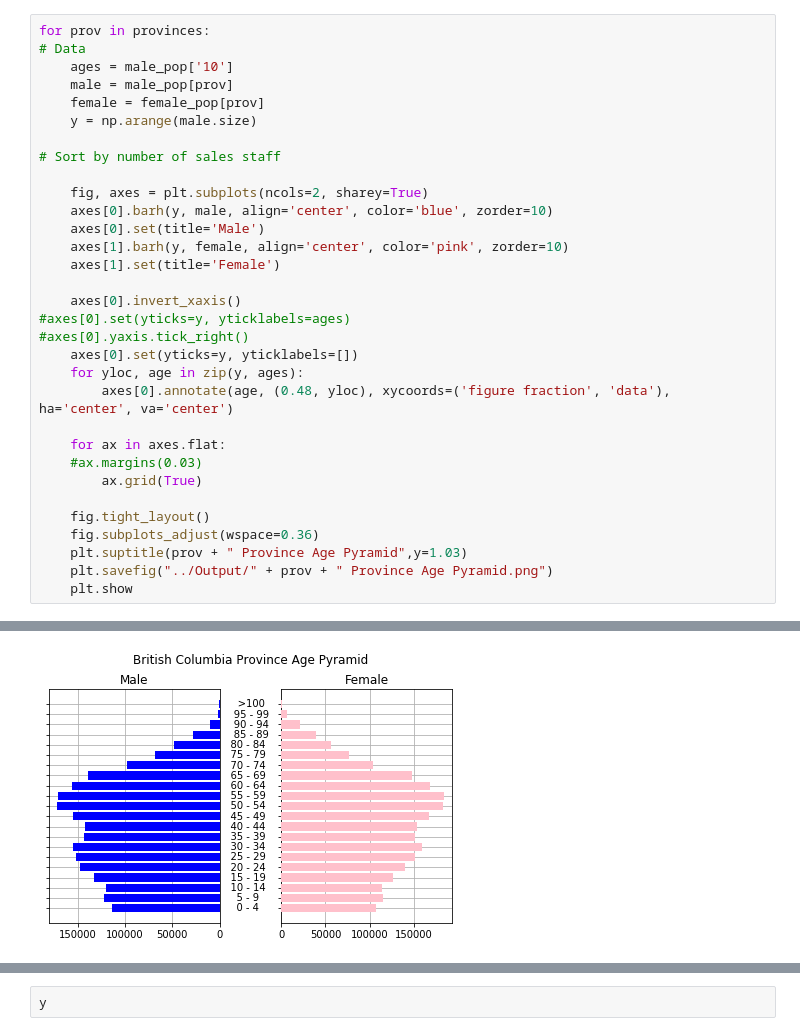
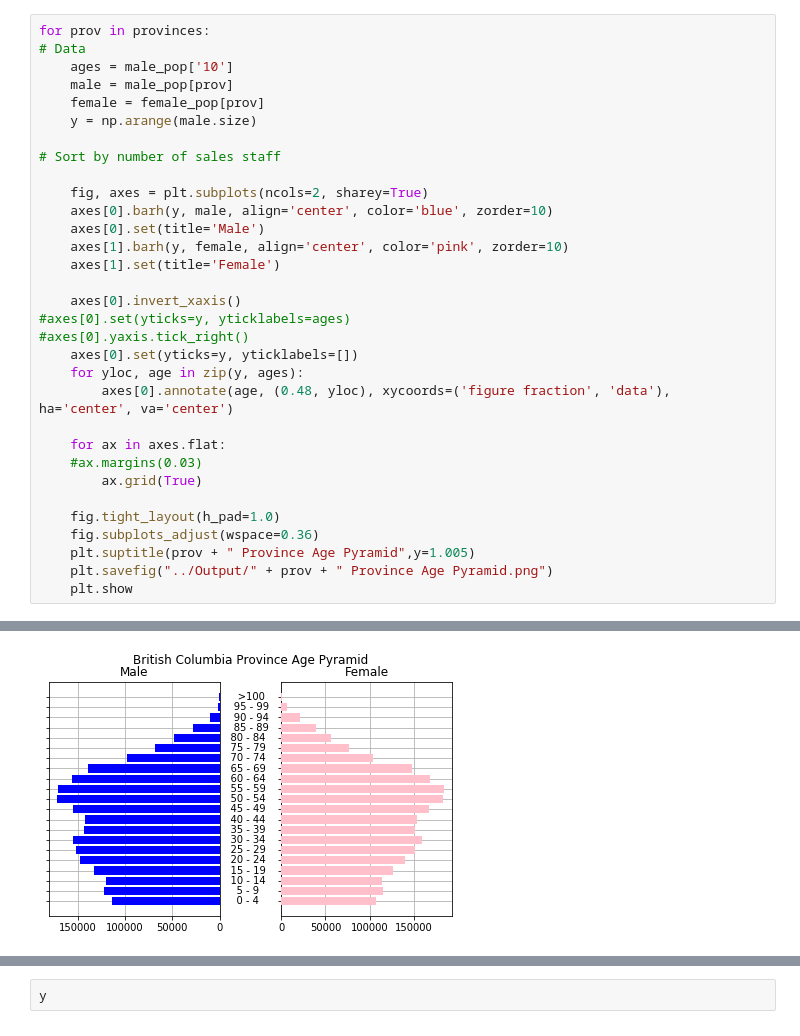
Before and after one commit to elsantonato/07-Project-1, a Jupyter notebook: Input/Plot Age Pyramid per Province.ipynb, the cells around one changed output, grey strips where cells are left out. Saved outputs shown, nothing was run; the diff lists cells and outputs as text.

```diff
--- a/Input/Plot Age Pyramid per Province.ipynb
+++ b/Input/Plot Age Pyramid per Province.ipynb
@@ -61,9 +61,9 @@ for prov in provinces:
     #ax.margins(0.03)
         ax.grid(True)
 
-    fig.tight_layout()
+    fig.tight_layout(h_pad=1.0)
     fig.subplots_adjust(wspace=0.36)
-    plt.suptitle(prov + " Province Age Pyramid",y=1.03)
+    plt.suptitle(prov + " Province Age Pyramid",y=1.005)
     plt.savefig("../Output/" + prov + " Province Age Pyramid.png")
     plt.show
 # %% [output]
@@ -71 +71 @@ for prov in provinces:
-[figure, old version]
+[figure, new version]
```
Also changed, not shown: parts of 1 cell of this notebook, 26 other files.
